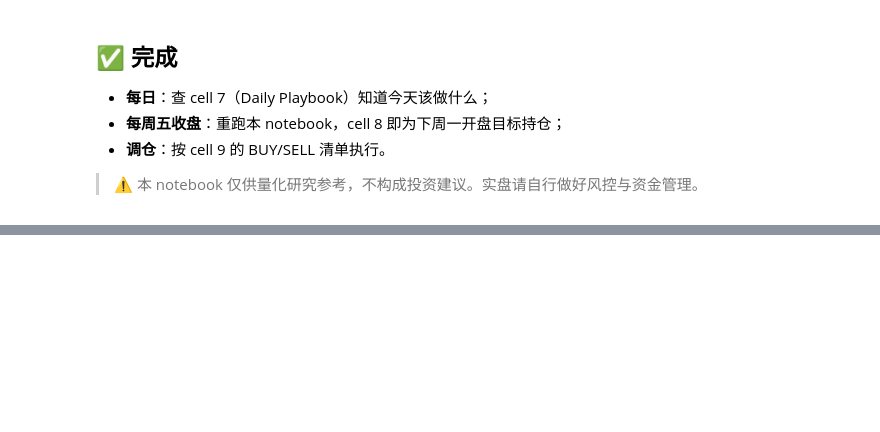
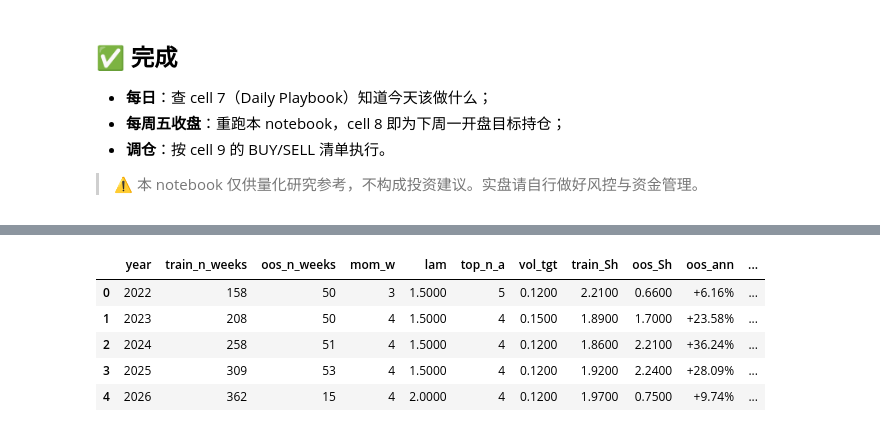
Before and after one commit to huyukun662-crypto/A-Share-ETF-Rotation-Strategy-2.0, a Jupyter notebook: V7_gold_daily_guide.ipynb, the cells around one changed output, grey strips where cells are left out. Saved outputs shown, nothing was run; the diff lists cells and outputs as text; code cells hidden in the pictures; blank space fills up the shorter version.

```diff
--- a/V7_gold_daily_guide.ipynb
+++ b/V7_gold_daily_guide.ipynb
@@ -773,0 +1003,86 @@ print('═'*70)
+# %%
+# 先把所有 combo 的完整 pnl 缓存下来（避免在 WF 循环里重算）
+pnl_by_combo = {}
+for c in combos:
+    kw = dict(zip(keys, c))
+    pnl_by_combo[c] = run_strategy(**kw)
+say(f'cached pnl for {len(pnl_by_combo)} combos')
+
+# Walk-Forward: 每年初 refit
+years = sorted({idx.year for idx in pnl_net.index})
+wf_start_year = years[3]  # 至少 3 年训练
+wf_years = [y for y in years if y >= wf_start_year]
+
+wf_rows = []
+wf_pnl_list = []
+for yr in wf_years:
+    train_end = pd.Timestamp(f'{yr}-01-01')
+    test_end  = pd.Timestamp(f'{yr+1}-01-01')
+    # 在所有 combo 上，训练段 Sharpe 排序 → 选冠军
+    scores = []
+    for c, p in pnl_by_combo.items():
+        tr = p[p.index < train_end]
+        scores.append((c, sharpe(tr)))
+    scores = [s for s in scores if not np.isnan(s[1])]
+    if not scores: continue
+    best_c, best_sh = max(scores, key=lambda x: x[1])
+    best_kw = dict(zip(keys, best_c))
+
+    pnl_best = pnl_by_combo[best_c]
+    oos = pnl_best[(pnl_best.index >= train_end) & (pnl_best.index < test_end)]
+    if len(oos) < 10: continue
+    wf_pnl_list.append(oos)
+    m = perf(oos)
+    wf_rows.append({
+        'year': yr,
+        'train_n_weeks': int((pnl_best.index < train_end).sum()),
+        'oos_n_weeks':   int(len(oos)),
+        'mom_w':   best_kw['mom_w'],
+        'lam':     best_kw['lam'],
+        'top_n_a': best_kw['top_n_a'],
+        'vol_tgt': best_kw['vol_target'],
+        'train_Sh': round(best_sh, 2),
+        'oos_Sh':   round(m['sharpe'], 2) if pd.notna(m['sharpe']) else np.nan,
+        'oos_ann':  f"{m['ann']*100:+.2f}%",
+        'oos_dd':   f"{m['dd']*100:+.2f}%",
+    })
+
+wf_tbl = pd.DataFrame(wf_rows)
+wf_tbl.to_csv(OUT/'walk_forward_by_year.csv', index=False)
+
+# 拼成连续的 WF 等效曲线
+wf_pnl = pd.concat(wf_pnl_list).sort_index()
+wf_pnl = wf_pnl[~wf_pnl.index.duplicated(keep='first')]
+mW = perf(wf_pnl)
+
+print('═'*78)
+print(f'  🚶 Walk-Forward 每年 refit  ({wf_pnl.index[0].date()} → {wf_pnl.index[-1].date()})')
+print(f'     WF 全段 Sharpe   : {mW["sharpe"]:.2f}')
+print(f'     WF 年化收益      : {mW["ann"]*100:+.2f}%')
+print(f'     WF 最大回撤      : {mW["dd"]*100:+.2f}%')
+print(f'     Baseline 同段 Sh : {sharpe(pnl_net.loc[wf_pnl.index]):.2f}')
+print('═'*78)
+
+display(wf_tbl)
+
+# 叠加绘图：WF vs v7_gold baseline
+import matplotlib.pyplot as plt
+fig, ax = plt.subplots(figsize=(12,5))
+eq_bl = (1+pnl_net.reindex(wf_pnl.index).fillna(0)).cumprod()
+eq_wf = (1+wf_pnl.fillna(0)).cumprod()
+ax.plot(eq_bl.index, eq_bl.values, color='#2C3E50', lw=1.6, ls='--',
+        label=f'v7_gold fixed params (Sh {sharpe(pnl_net.loc[wf_pnl.index]):.2f})')
+ax.plot(eq_wf.index, eq_wf.values, color='#C0392B', lw=2.0,
+        label=f'Walk-Forward annual refit (Sh {mW["sharpe"]:.2f})')
+ax.set_yscale('log'); ax.set_ylabel('NAV (log)')
+ax.set_title('Walk-Forward vs Fixed Params', fontsize=13, fontweight='bold')
+ax.legend(); ax.grid(True, alpha=0.3); ax.axhline(1, color='gray', lw=0.6)
+plt.tight_layout()
+fig_path2 = OUT/'walk_forward_nav.png'
+plt.savefig(fig_path2, dpi=130, bbox_inches='tight', facecolor='white')
+plt.show()
+say(f'figure saved: {fig_path2}')
+
+wf_pnl.to_frame('pnl_wf').to_csv(OUT/'walk_forward_pnl.csv')
+say(f'WF pnl saved: {OUT/"walk_forward_pnl.csv"}')
+# %% [output]
@@ -773,0 +1097,6 @@ print('═'*70)
+|  | year | train_n_weeks | oos_n_weeks | mom_w | lam | top_n_a | vol_tgt | train_Sh | oos_Sh | oos_ann | ... |
+| 0 | 2022 | 158 | 50 | 3 | 1.5000 | 5 | 0.1200 | 2.2100 | 0.6600 | +6.16% | ... |
+| 1 | 2023 | 208 | 50 | 4 | 1.5000 | 4 | 0.1500 | 1.8900 | 1.7000 | +23.58% | ... |
+| 2 | 2024 | 258 | 51 | 4 | 1.5000 | 4 | 0.1200 | 1.8600 | 2.2100 | +36.24% | ... |
+| 3 | 2025 | 309 | 53 | 4 | 1.5000 | 4 | 0.1200 | 1.9200 | 2.2400 | +28.09% | ... |
+| 4 | 2026 | 362 | 15 | 4 | 2.0000 | 4 | 0.1200 | 1.9700 | 0.7500 | +9.74% | ... |
```
Also changed, not shown: parts of 16 cells of this notebook, 15 other files.
